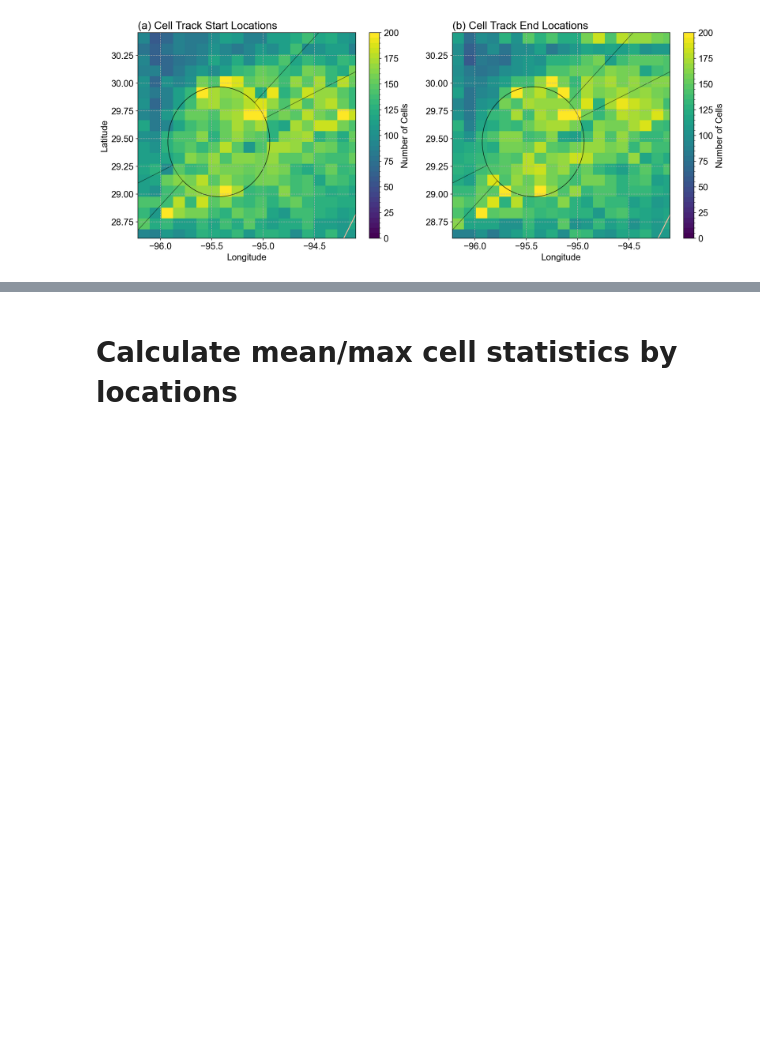
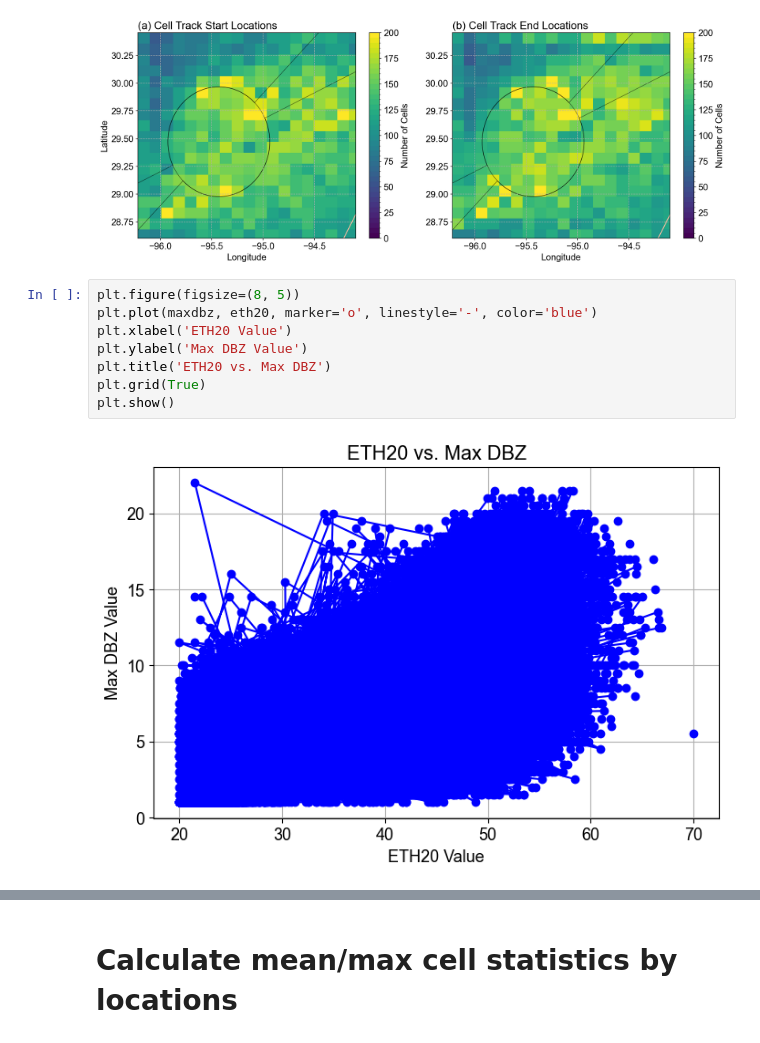
Before and after one commit to oluwafemiomitusa/Geospatial-Analysis, a Jupyter notebook: Second_part/Jupyter Notebooks/New/histogram_plots.ipynb, the cells around one changed output, grey strips where cells are left out. Cells and saved outputs as stored; diff of their text form; blank space fills up the shorter version.

```diff
--- a/Second_part/Jupyter Notebooks/New/histogram_plots.ipynb
+++ b/Second_part/Jupyter Notebooks/New/histogram_plots.ipynb
@@ -373,3 +399,13 @@ figname = f'celltrack_startend_loc_0.1.png'
 fig = plot_2heatmaps(dataarr, xbins, ybins, topoZ, topoLon, topoLat, levels, cmap, cmap_topo, city_center, urban_radius, cblabels, titles, figname)
 # %% [output]
 [figure]
+# %%
+plt.figure(figsize=(8, 5))
+plt.plot(maxdbz, eth20, marker='o', linestyle='-', color='blue')
+plt.xlabel('ETH20 Value')
+plt.ylabel('Max DBZ Value')
+plt.title('ETH20 vs. Max DBZ')
+plt.grid(True)
+plt.show()
+# %% [output]
+[figure, added]
```
Also changed, not shown: parts of 13 cells of this notebook.
